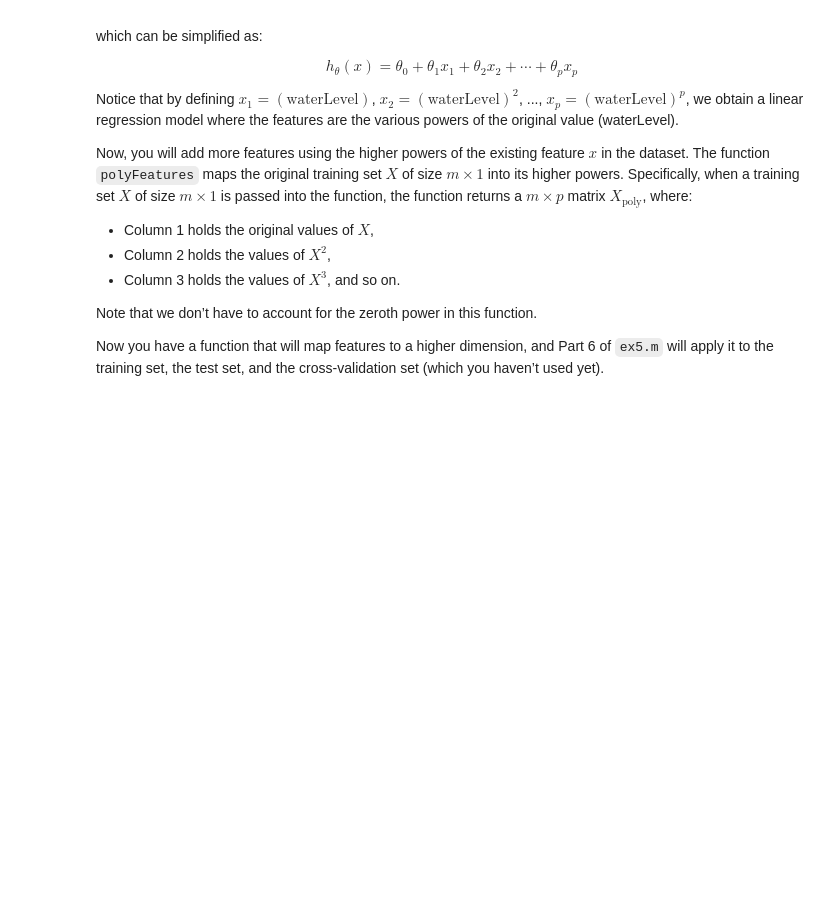
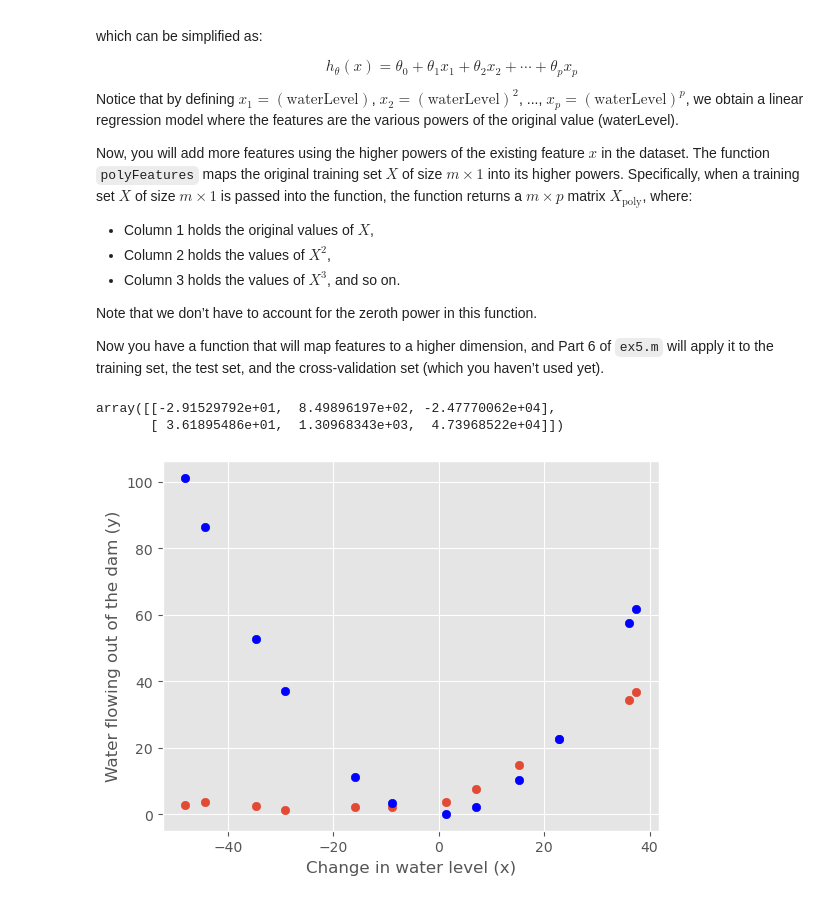
Before and after one commit to samisaf/Learning-AI, a Jupyter notebook: Coursera - Machine Learning/05 Variance and Bias.ipynb, the cells around one changed output. Saved outputs shown, nothing was run; the diff lists cells and outputs as text; code cells hidden in the pictures; blank space fills up the shorter version.

```diff
--- a/Coursera - Machine Learning/05 Variance and Bias.ipynb
+++ b/Coursera - Machine Learning/05 Variance and Bias.ipynb
@@ -217,3 +217,38 @@ Now, you will add more features using the higher powers of the existing feature
 Note that we don’t have to account for the zeroth power in this function.
 
 Now you have a function that will map features to a higher dimension, and Part 6 of `ex5.m` will apply it to the training set, the test set, and the cross-validation set (which you haven’t used yet).
+# %%
+def polyFeatures(X, p=1):
+    X_Poly = np.zeros((X.shape[0], p))
+    for i in range(p):
+        X_Poly[:, i] = X.T**(i+1)
+    return X_Poly
+# %%
+X2 = polyFeatures(X, 3)
+X2[1:3]
+# %% [output]
+array([[-2.91529792e+01,  8.49896197e+02, -2.47770062e+04],
+       [ 3.61895486e+01,  1.30968343e+03,  4.73968522e+04]])
+# %%
+def learningCurvePoly(X, y, Xval=Xval, yval=yval, theta0=None, mu=0, p=1):
+    J_train, J_val = [], []
+    X = polyFeatures(X, p)
+    Xval = polyFeatures(Xval, p)
+    for i in range(len(y)):
+        theta = trainLinearRegression(X[i:], y[i:], theta0, mu).x
+        J_train.append(cost(X[i:], y[i:])(theta))
+        J_val.append(cost(Xval, yval)(theta))
+    J_train = J_train[::-1]
+    J_val = J_val[::-1]
+    return theta, J_train, J_val
+# %%
+theta2, error_train2, error_val2 = learningCurvePoly(X, y, p=2)
+X2 = polyFeatures(X, p=2)
+y_hat2 = hypothesis(X2, theta2)
+plt.scatter(X, y)
+plt.scatter(X, y_hat2, color='blue')
+plt.xlabel('Change in water level (x)')
+plt.ylabel('Water flowing out of the dam (y)')
+plt.show()
+# %% [output]
+[figure, added]
```
Also changed, not shown: parts of 1 cell of this notebook.
